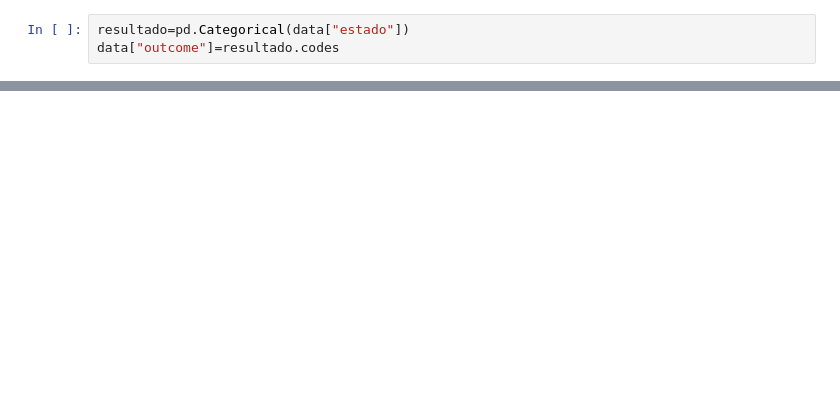
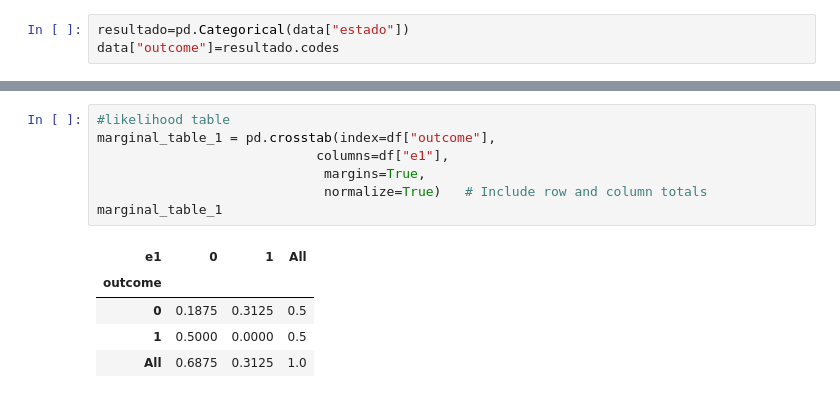
Before and after one commit to pabloschwarzenberg/CINF103, a Jupyter notebook: bayes/analisis_ejemplo.ipynb, the cells around one changed output, grey strips where cells are left out. Drawn from its saved outputs; the diff is of its cells as text; blank space fills up the shorter version.

```diff
--- a/bayes/analisis_ejemplo.ipynb
+++ b/bayes/analisis_ejemplo.ipynb
@@ -25,0 +57,13 @@ from sklearn.naive_bayes import BernoulliNB
+# %%
+#likelihood table
+marginal_table_1 = pd.crosstab(index=df["outcome"],
+                            columns=df["e1"],
+                             margins=True,
+                             normalize=True)   # Include row and column totals
+marginal_table_1
+# %% [output]
+| e1 | 0 | 1 | All |
+| outcome |  |  |  |
+| 0 | 0.1875 | 0.3125 | 0.5 |
+| 1 | 0.5000 | 0.0000 | 0.5 |
+| All | 0.6875 | 0.3125 | 1.0 |
```
Also changed, not shown: parts of 16 cells of this notebook, 2 other files.
